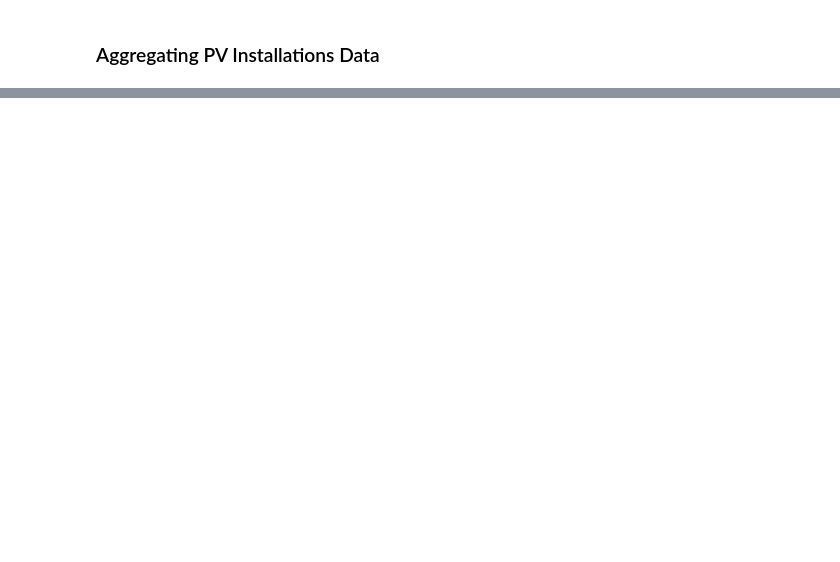
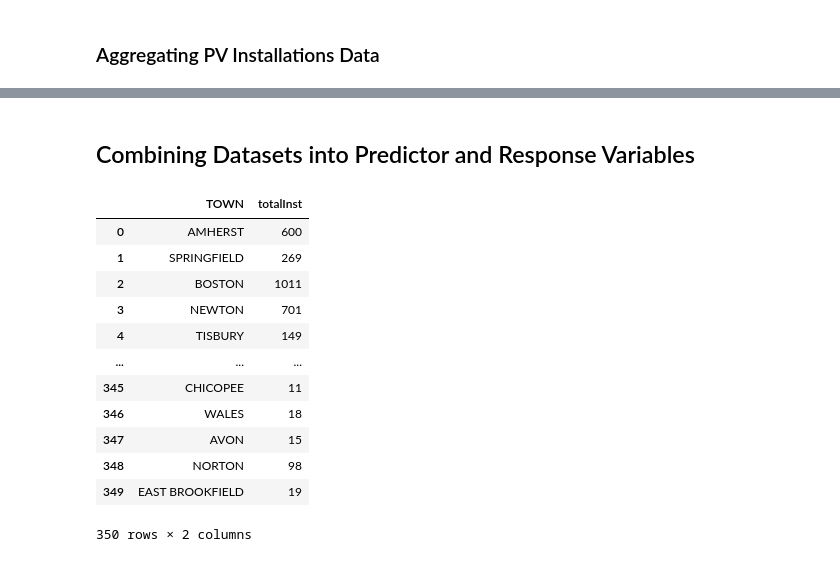
Before and after one commit to ghostpress/ee509-project, a Jupyter notebook: code/processing/dataProcNotebook.ipynb, the cells around one changed output, grey strips where cells are left out. Saved outputs shown, nothing was run; the diff lists cells and outputs as text; code cells hidden in the pictures; blank space fills up the shorter version.

Commit message:
Created response and predictor variable datasets

```diff
--- a/code/processing/dataProcNotebook.ipynb
+++ b/code/processing/dataProcNotebook.ipynb
@@ -729,0 +713,21 @@ Index(['TOWN', 'totalInst', 'totalGrant', 'avgGrant', 'totalCap_kW',
+# %% [markdown]
+## Combining Datasets into Predictor and Response Variables
+# %%
+Y = pv_data[['TOWN', 'totalInst']]
+
+Y = Y.reset_index(drop='True')
+Y
+# %% [output]
+|  | TOWN | totalInst |
+| 0 | AMHERST | 600 |
+| 1 | SPRINGFIELD | 269 |
+| 2 | BOSTON | 1011 |
+| 3 | NEWTON | 701 |
+| 4 | TISBURY | 149 |
+| ... | ... | ... |
+| 345 | CHICOPEE | 11 |
+| 346 | WALES | 18 |
+| 347 | AVON | 15 |
+| 348 | NORTON | 98 |
+| 349 | EAST BROOKFIELD | 19 |
+350 rows × 2 columns
```
Also changed, not shown: parts of 27 cells of this notebook.
